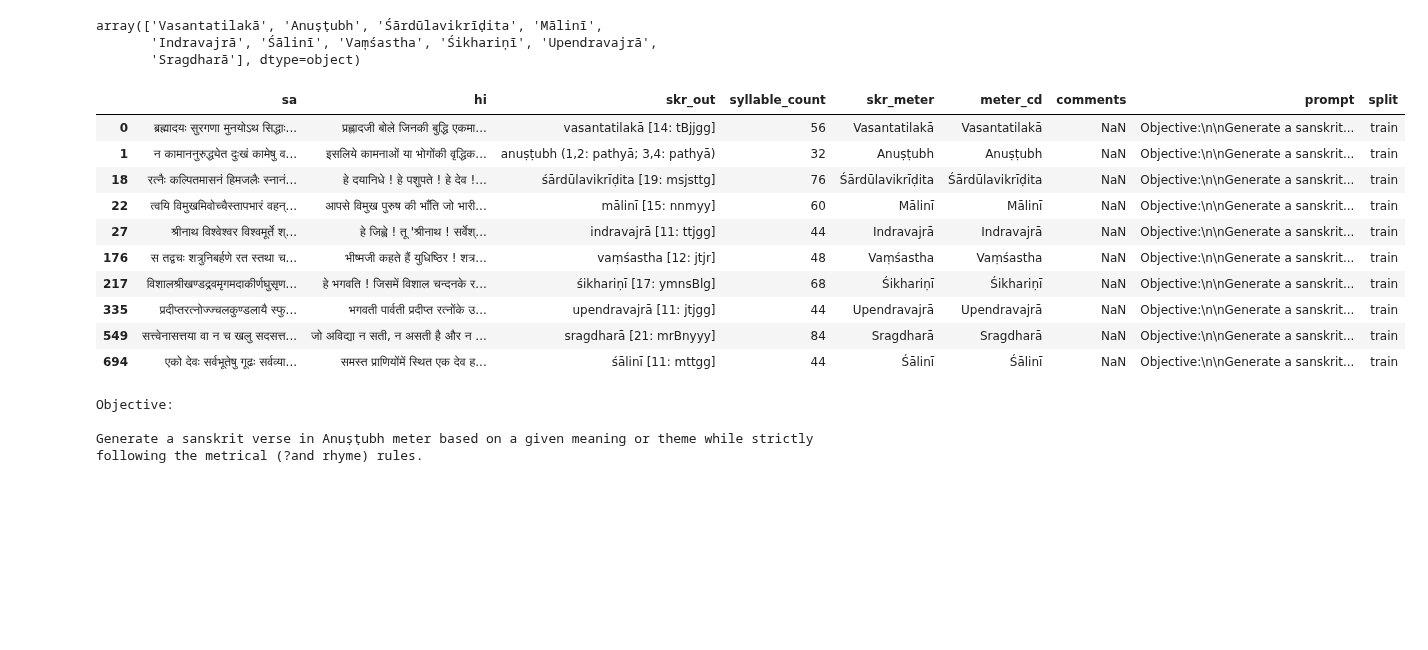
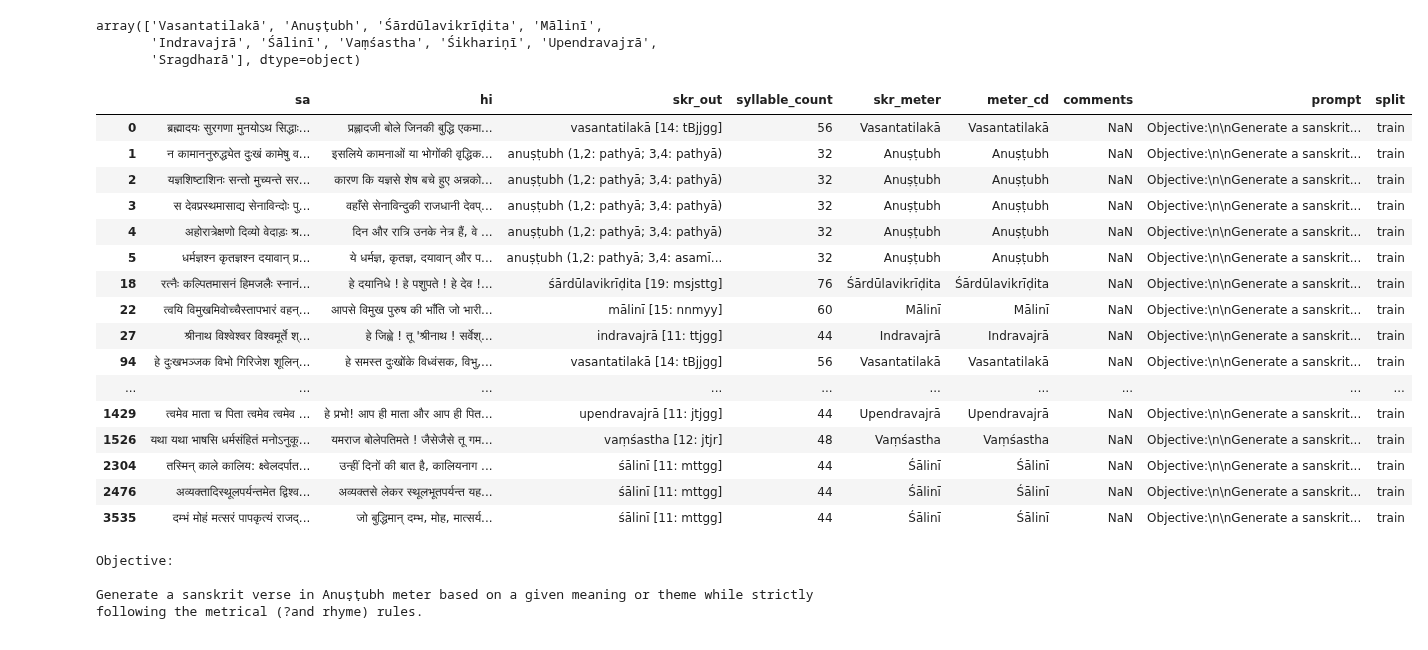
Before and after one commit to shivrajanand/poetrygen_new, a Jupyter notebook: data.ipynb, the cells around one changed output. Drawn from its saved outputs; the diff is of its cells as text; code cells hidden in the pictures; blank space fills up the shorter version.

```diff
--- a/data.ipynb
+++ b/data.ipynb
@@ -472,23 +472,29 @@ array(['Vasantatilakā', 'Anuṣṭubh', 'Śārdūlavikrīḍita', 'Mālinī',
 # %%
 examples = (
     df[df["split"] == "train"]
     .groupby("meter_cd", group_keys=False)
-    .head(1)
+    .head(5)
 )
 
 examples
 # %% [output]
 |  | sa | hi | skr_out | syllable_count | skr_meter | meter_cd | comments | prompt | split |
 | 0 | ब्रह्मादयः सुरगणा मुनयोऽथ सिद्धाः... | प्रह्लादजी बोले जिनकी बुद्धि एकमा... | vasantatilakā [14: tBjjgg] | 56 | Vasantatilakā | Vasantatilakā | NaN | Objective:\n\nGenerate a sanskrit... | train |
 | 1 | न कामाननुरुद्ध्येत दुःखं कामेषु व... | इसलिये कामनाओं या भोगोंकी वृद्धिक... | anuṣṭubh (1,2: pathyā; 3,4: pathyā) | 32 | Anuṣṭubh | Anuṣṭubh | NaN | Objective:\n\nGenerate a sanskrit... | train |
+| 2 | यज्ञशिष्टाशिनः सन्तो मुच्यन्ते सर... | कारण कि यज्ञसे शेष बचे हुए अन्नको... | anuṣṭubh (1,2: pathyā; 3,4: pathyā) | 32 | Anuṣṭubh | Anuṣṭubh | NaN | Objective:\n\nGenerate a sanskrit... | train |
+| 3 | स देवप्रस्थमासाद्य सेनाविन्दोः पु... | वहाँसे सेनाविन्दुकी राजधानी देवप्... | anuṣṭubh (1,2: pathyā; 3,4: pathyā) | 32 | Anuṣṭubh | Anuṣṭubh | NaN | Objective:\n\nGenerate a sanskrit... | train |
+| 4 | अहोरात्रेक्षणो दिव्यो वेदाड़ः श्र... | दिन और रात्रि उनके नेत्र हैं, वे ... | anuṣṭubh (1,2: pathyā; 3,4: pathyā) | 32 | Anuṣṭubh | Anuṣṭubh | NaN | Objective:\n\nGenerate a sanskrit... | train |
+| 5 | धर्मज्ञश्न कृतज्ञश्न दयावान्‌ प्र... | ये धर्मज्ञ, कृतज्ञ, दयावान्‌ और प... | anuṣṭubh (1,2: pathyā; 3,4: asamī... | 32 | Anuṣṭubh | Anuṣṭubh | NaN | Objective:\n\nGenerate a sanskrit... | train |
 | 18 | रत्नैः कल्पितमासनं हिमजलैः स्नानं... | हे दयानिधे ! हे पशुपते ! हे देव !... | śārdūlavikrīḍita [19: msjsttg] | 76 | Śārdūlavikrīḍita | Śārdūlavikrīḍita | NaN | Objective:\n\nGenerate a sanskrit... | train |
 | 22 | त्वयि विमुखमिवोच्चैस्तापभारं वहन्... | आपसे विमुख पुरुष की भाँति जो भारी... | mālinī [15: nnmyy] | 60 | Mālinī | Mālinī | NaN | Objective:\n\nGenerate a sanskrit... | train |
 | 27 | श्रीनाथ विश्वेश्वर विश्वमूर्ते श्... | हे जिह्वे ! तू 'श्रीनाथ ! सर्वेश्... | indravajrā [11: ttjgg] | 44 | Indravajrā | Indravajrā | NaN | Objective:\n\nGenerate a sanskrit... | train |
-| 176 | स तद्वचः शत्रुनिबर्हणे रत स्तथा च... | भीष्मजी कहते हैं युधिष्ठिर ! शत्र... | vaṃśastha [12: jtjr] | 48 | Vaṃśastha | Vaṃśastha | NaN | Objective:\n\nGenerate a sanskrit... | train |
-| 217 | विशालश्रीखण्डद्रवमृगमदाकीर्णघुसृण... | हे भगवति ! जिसमें विशाल चन्दनके र... | śikhariṇī [17: ymnsBlg] | 68 | Śikhariṇī | Śikhariṇī | NaN | Objective:\n\nGenerate a sanskrit... | train |
-| 335 | प्रदीप्तरत्नोज्ज्चलकुण्डलायै स्फु... | भगवती पार्वती प्रदीप्त रत्नोंके उ... | upendravajrā [11: jtjgg] | 44 | Upendravajrā | Upendravajrā | NaN | Objective:\n\nGenerate a sanskrit... | train |
-| 549 | सत्त्वेनासत्तया वा न च खलु सदसत्त... | जो अविद्या न सती, न असती है और न ... | sragdharā [21: mrBnyyy] | 84 | Sragdharā | Sragdharā | NaN | Objective:\n\nGenerate a sanskrit... | train |
-| 694 | एको देवः सर्वभूतेषु गूढः सर्वव्या... | समस्त प्राणियोंमें स्थित एक देव ह... | śālinī [11: mttgg] | 44 | Śālinī | Śālinī | NaN | Objective:\n\nGenerate a sanskrit... | train |
+| 94 | हे दुःखभञ्जक विभो गिरिजेश शूलिन्‌... | हे समस्त दुःखोंके विध्वंसक, विभु,... | vasantatilakā [14: tBjjgg] | 56 | Vasantatilakā | Vasantatilakā | NaN | Objective:\n\nGenerate a sanskrit... | train |
+| ... | ... | ... | ... | ... | ... | ... | ... | ... | ... |
+| 1429 | त्वमेव माता च पिता त्वमेव त्वमेव ... | हे प्रभो! आप ही माता और आप ही पित... | upendravajrā [11: jtjgg] | 44 | Upendravajrā | Upendravajrā | NaN | Objective:\n\nGenerate a sanskrit... | train |
+| 1526 | यथा यथा भाषसि धर्मसंहितं मनोऽनुकू... | यमराज बोलेपतिमते ! जैसेजैसे तू गम... | vaṃśastha [12: jtjr] | 48 | Vaṃśastha | Vaṃśastha | NaN | Objective:\n\nGenerate a sanskrit... | train |
+| 2304 | तस्मिन् काले कालिय: क्ष्वेलदर्पात... | उन्हीं दिनों की बात है, कालियनाग ... | śālinī [11: mttgg] | 44 | Śālinī | Śālinī | NaN | Objective:\n\nGenerate a sanskrit... | train |
+| 2476 | अव्यक्तादिस्थूलपर्यन्तमेत द्विश्व... | अव्यक्तसे लेकर स्थूलभूतपर्यन्त यह... | śālinī [11: mttgg] | 44 | Śālinī | Śālinī | NaN | Objective:\n\nGenerate a sanskrit... | train |
+| 3535 | दम्भं मोहं मत्सरं पापकृत्यं राजद्... | जो बुद्धिमान् दम्भ, मोह, मात्सर्य... | śālinī [11: mttgg] | 44 | Śālinī | Śālinī | NaN | Objective:\n\nGenerate a sanskrit... | train |
 # %%
 df = df.drop(examples.index).reset_index(drop=True)
 # %%
```
Also changed, not shown: parts of 7 cells of this notebook, 6 other files.
